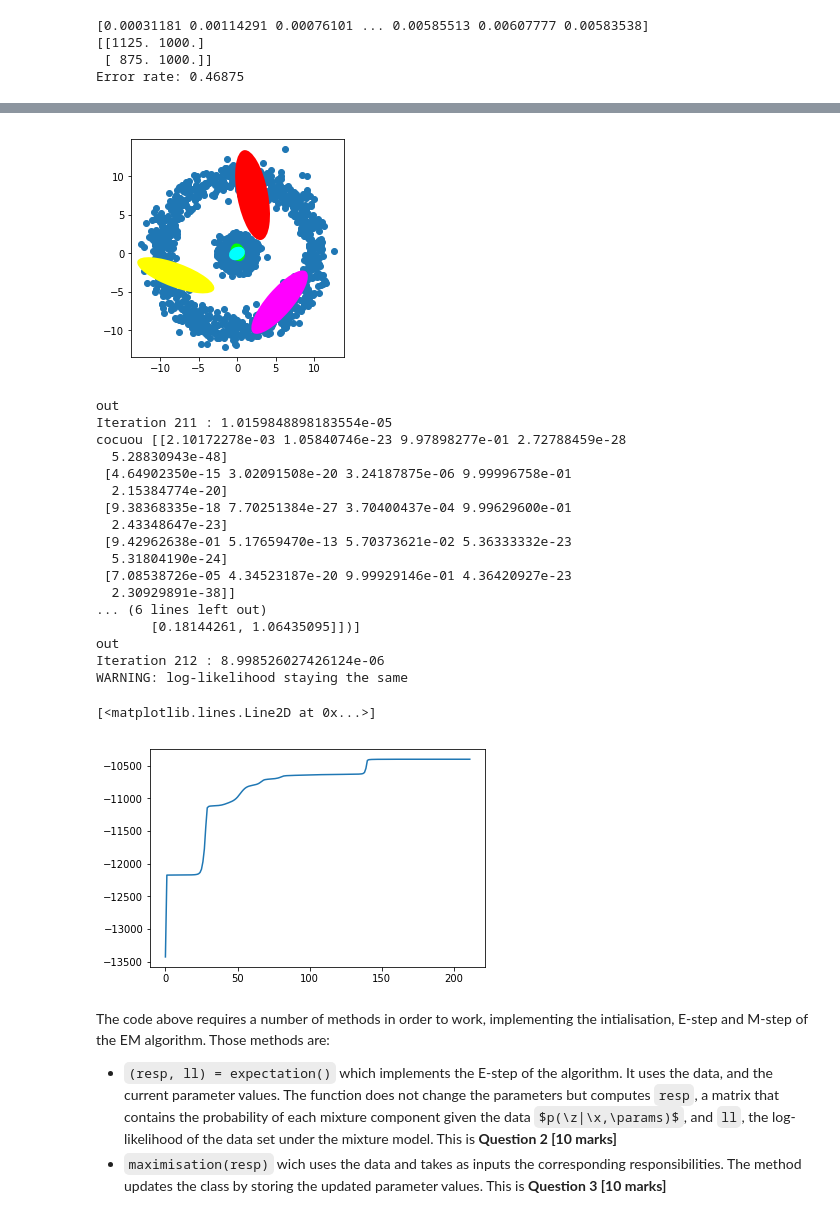
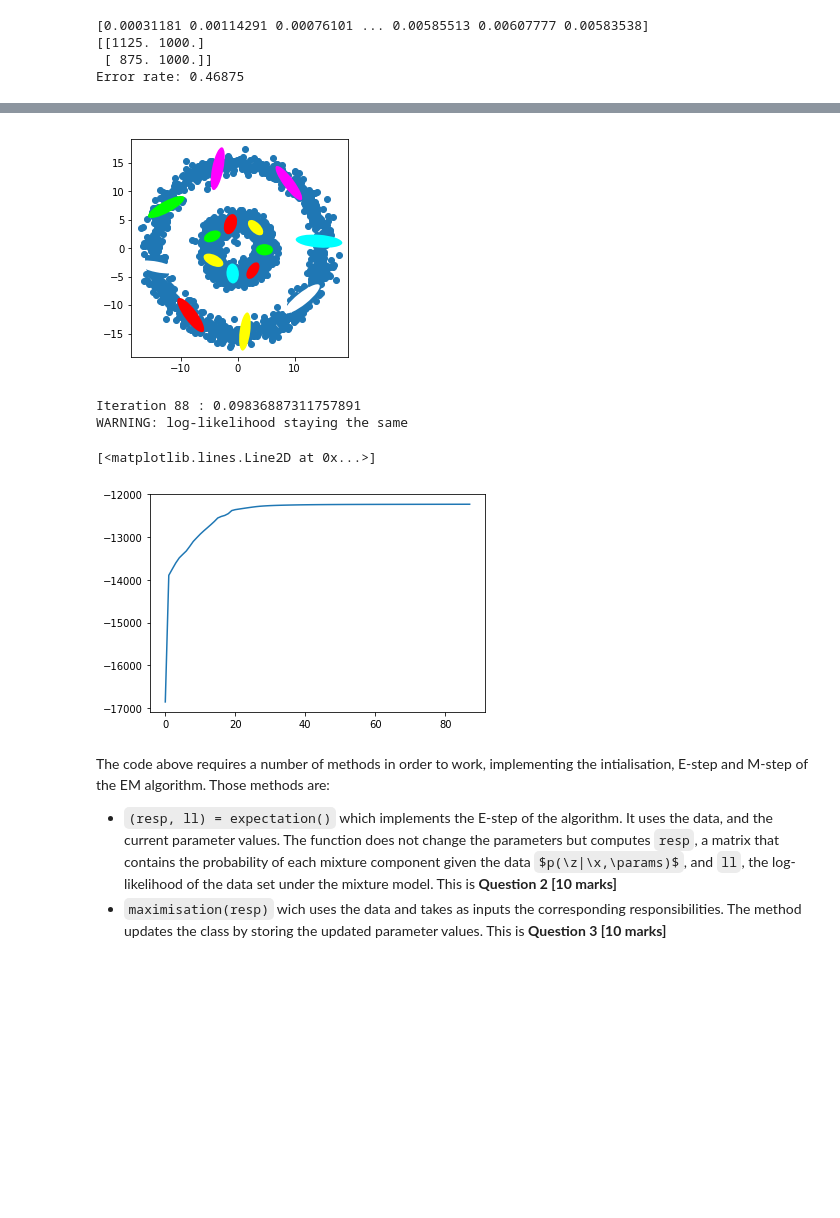
Before and after one commit to pLOPeGG/Advanced-Machine-Learning, a Jupyter notebook: LAB_2/Lab+2+-+Expectation+maximisation+2018+-+Handout.ipynb, the cells around one changed output, grey strips where cells are left out. Drawn from its saved outputs; the diff is of its cells as text; code cells hidden in the pictures; some formulas as TeX source; blank space fills up the shorter version.

```diff
--- a/LAB_2/Lab+2+-+Expectation+maximisation+2018+-+Handout.ipynb
+++ b/LAB_2/Lab+2+-+Expectation+maximisation+2018+-+Handout.ipynb
@@ -216,13 +216,12 @@ class MoG:
         mu = np.mean(data)
         self.lik = []
         for i in range(nMix):
-            self.lik.append(Gauss(mu + .3*np.random.randn(nDim),10*np.eye(nDim)))
+            self.lik.append(Gauss(mu + 5*np.random.randn(nDim),10*np.eye(nDim)))
 
-    def em(self,maxIter=1000,minInc=1e-5):
+    def em(self,maxIter=1000,minInc=1e-1):
         llhist = np.zeros(maxIter)
         for iteration in range(maxIter):
             resp, ll = self.expectation()
-            print('out')
             llhist[iteration]=ll
 
             #print(iteration, llhist[:5])
@@ -239,13 +238,14 @@ class MoG:
                     break
 
             self.maximisation(resp)
-            if iteration%10==0:
-                self.plot()
+            #if iteration%10==0:
+            self.plot()
         return llhist
 
     def expectation(self):
         """Compute p(z|x,\theta)"""
         #[ANSQ2]
+
         evidence = np.zeros(self.data.shape[0])
         for g, p in zip(self.lik, self.pi):
             evidence += g.prob(self.data)*p
@@ -265,13 +265,11 @@ class MoG:
         # ll = sum(np.max([g.logprob(self.data)+np.log(p) for g,p in zip(self.lik, self.pi)], axis=0))
 
         return np.array(resp), ll
-        #return np.zeros(self.data.shape[0]),0
         #[/ANSQ2]
 
     def maximisation(self,resp):
 #[ANSQ3]
-        print('cocuou', resp[:5])
-        tot_resp = np.sum(np.array([[ri for ri in r] for r in resp]), axis=0)
+        tot_resp = np.sum(resp, axis=0)
 
         mu_new = []
         for i in range(self.nMix):
@@ -279,15 +277,16 @@ class MoG:
             mu_new.append(m)
 
         # mu_new = np.sum(np.array([[ri*x/tot_resp[i] for i, ri in enumerate(r)] for r, x in zip(resp, self.data)]), axis=0)
-        print(self.lik[0].mu, self.lik[1].mu)
         # print(mu_new)
 
         # TODO: sigma
         sigma_new = []
         for i in range(self.nMix):
-            s = np.sum(np.array([r[i] * np.outer(x-mu_new[i], x-mu_new[i]) for r, x in zip(resp, self.data) ]), axis=0)/tot_resp[i]
+            s = np.sum(np.array([r[i] * np.outer(x-mu_new[i], x-mu_new[i]).T for r, x in zip(resp, self.data) ]), axis=0)/tot_resp[i]
+            if invalid(s):
+                s = 10*np.eye(nDim)
             sigma_new.append(s)
-        print(sigma_new)
+        # print(sigma_new)
 
         self.lik = []
         for i in range(self.nMix):
@@ -303,54 +302,39 @@ class MoG:
         #return
         fig = plt.gcf()
         display.display(fig)
         display.clear_output(wait=True)
         plt.clf()
         ax = fig.add_subplot(111, aspect='equal')
         plt.scatter(self.data[:,0],self.data[:,1])
         for m in range(self.nMix):
             [val,vect] = np.linalg.eig(self.lik[m].sigma)
             e = Ellipse(xy=self.lik[m].mu, width=2*np.sqrt(val[0]), height=2*np.sqrt(val[1]), angle=180*np.arctan2(vect[0,0],vect[1,0])/np.pi)
 
             e.set_facecolor(colours[m%len(colours)])
             ax.add_artist(e)
         plt.show()
         time.sleep(.1)
 
     def likelihood(self,data):
         """Compute the marginal likelihood of the data given the mixture model, p(x|\theta), for
         all elements in `data`"""
         p = np.zeros(data.shape[0])
         for m in range(self.nMix):
             p += self.pi[m] * self.lik[m].prob(data)# normPDF(data,self.mu[m],self.sigma[m])
         return p
 
 
-mog = MoG(A,5)
+mog = MoG(B,15)
 llhist = mog.em()
 
 plt.figure()
 plt.plot(llhist)
 # %% [output]
-[figure, old version]
+[figure, new version]
-out
-Iteration 211 : 1.0159848898183554e-05
-cocuou [[2.10172278e-03 1.05840746e-23 9.97898277e-01 2.72788459e-28
-  5.28830943e-48]
- [4.64902350e-15 3.02091508e-20 3.24187875e-06 9.99996758e-01
-  2.15384774e-20]
- [9.38368335e-18 7.70251384e-27 3.70400437e-04 9.99629600e-01
-  2.43348647e-23]
- [9.42962638e-01 5.17659470e-13 5.70373621e-02 5.36333332e-23
-  5.31804190e-24]
- [7.08538726e-05 4.34523187e-20 9.99929146e-01 4.36420927e-23
-  2.30929891e-38]]
-... (6 lines left out)
-       [0.18144261, 1.06435095]])]
-out
-Iteration 212 : 8.998526027426124e-06
+Iteration 88 : 0.09836887311757891
 WARNING: log-likelihood staying the same
 [<matplotlib.lines.Line2D at 0x...>]
-[figure, old version]
+[figure, new version]
 # %% [markdown]
 The code above requires a number of methods in order to work,
 implementing the intialisation, E-step and M-step of the EM
```
Also changed, not shown: parts of 2 cells of this notebook, 2 other files.
